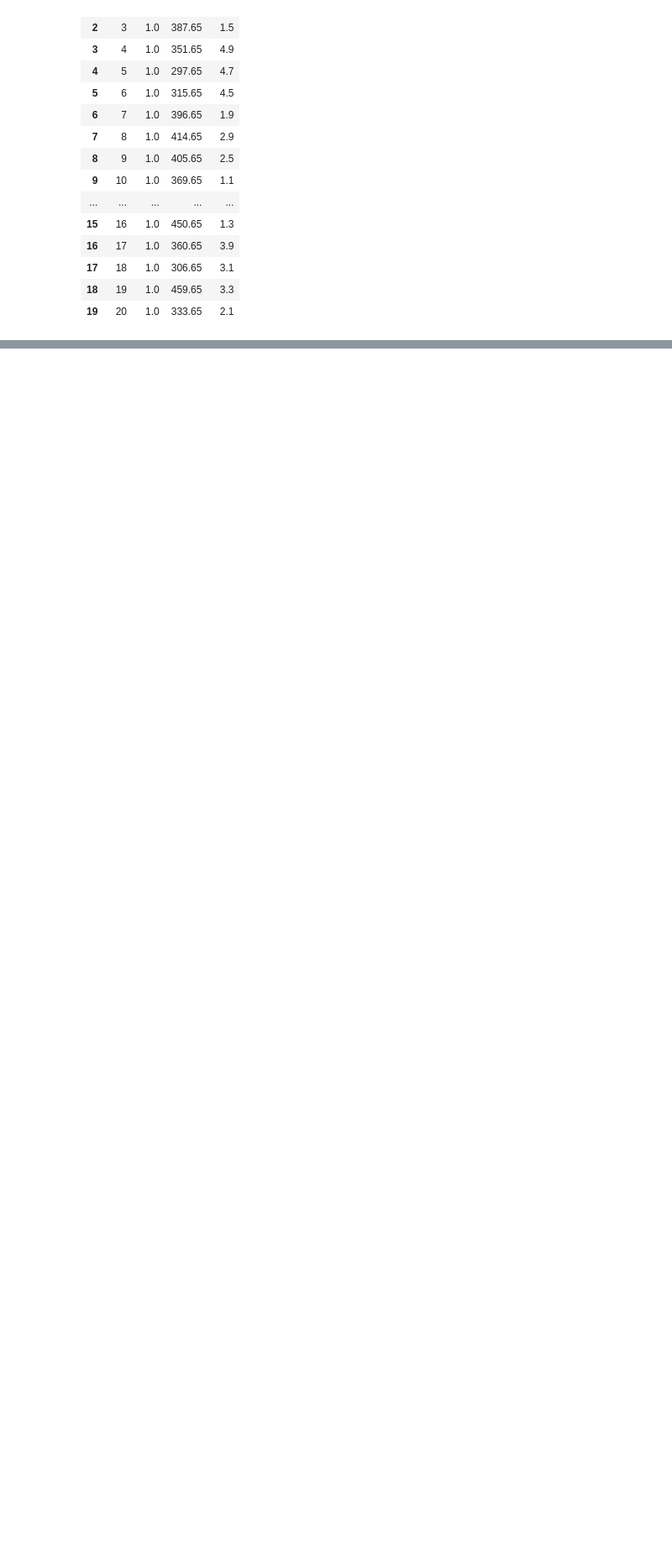
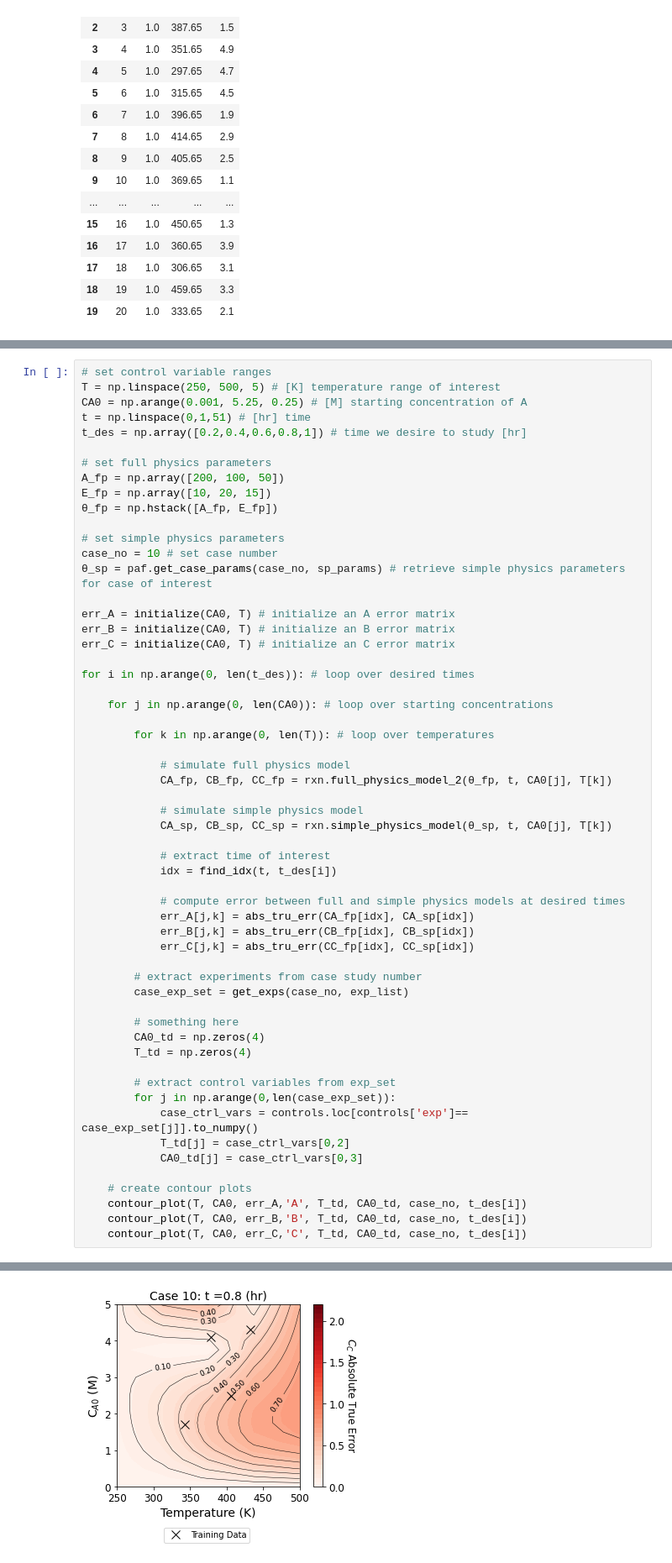
Before and after one commit to kylajones/Separable-Hybrid-Models, a Jupyter notebook: effect of concentration case studies.ipynb, the cells around one changed output, grey strips where cells are left out. Shown at 84% size. Saved outputs shown, nothing was run; the diff lists cells and outputs as text; blank space fills up the shorter version.

```diff
--- a/effect of concentration case studies.ipynb
+++ b/effect of concentration case studies.ipynb
@@ -108,0 +215,58 @@ display(exp_list)
+# %%
+# set control variable ranges
+T = np.linspace(250, 500, 5) # [K] temperature range of interest
+CA0 = np.arange(0.001, 5.25, 0.25) # [M] starting concentration of A
+t = np.linspace(0,1,51) # [hr] time
+t_des = np.array([0.2,0.4,0.6,0.8,1]) # time we desire to study [hr]
+
+# set full physics parameters
+A_fp = np.array([200, 100, 50])
+E_fp = np.array([10, 20, 15])
+θ_fp = np.hstack([A_fp, E_fp])
+
+# set simple physics parameters
+case_no = 10 # set case number
+θ_sp = paf.get_case_params(case_no, sp_params) # retrieve simple physics parameters for case of interest
+
+err_A = initialize(CA0, T) # initialize an A error matrix
+err_B = initialize(CA0, T) # initialize an B error matrix
+err_C = initialize(CA0, T) # initialize an C error matrix
+
+for i in np.arange(0, len(t_des)): # loop over desired times
+
+    for j in np.arange(0, len(CA0)): # loop over starting concentrations
+
+        for k in np.arange(0, len(T)): # loop over temperatures
+
+            # simulate full physics model
+            CA_fp, CB_fp, CC_fp = rxn.full_physics_model_2(θ_fp, t, CA0[j], T[k])
+
+            # simulate simple physics model
+            CA_sp, CB_sp, CC_sp = rxn.simple_physics_model(θ_sp, t, CA0[j], T[k])
+
+            # extract time of interest
+            idx = find_idx(t, t_des[i])
+
+            # compute error between full and simple physics models at desired times
+            err_A[j,k] = abs_tru_err(CA_fp[idx], CA_sp[idx])
+            err_B[j,k] = abs_tru_err(CB_fp[idx], CB_sp[idx])
+            err_C[j,k] = abs_tru_err(CC_fp[idx], CC_sp[idx])
+
+        # extract experiments from case study number
+        case_exp_set = get_exps(case_no, exp_list)
+
+        # something here
+        CA0_td = np.zeros(4)
+        T_td = np.zeros(4)
+
+        # extract control variables from exp_set
+        for j in np.arange(0,len(case_exp_set)):
+            case_ctrl_vars = controls.loc[controls['exp']== case_exp_set[j]].to_numpy()
+            T_td[j] = case_ctrl_vars[0,2]
+            CA0_td[j] = case_ctrl_vars[0,3]
+
+    # create contour plots
+    contour_plot(T, CA0, err_A,'A', T_td, CA0_td, case_no, t_des[i])
+    contour_plot(T, CA0, err_B,'B', T_td, CA0_td, case_no, t_des[i])
+    contour_plot(T, CA0, err_C,'C', T_td, CA0_td, case_no, t_des[i])
+# %% [output]
@@ -108,0 +284 @@ display(exp_list)
+[figure, added]
```
Also changed, not shown: parts of 12 cells of this notebook.
